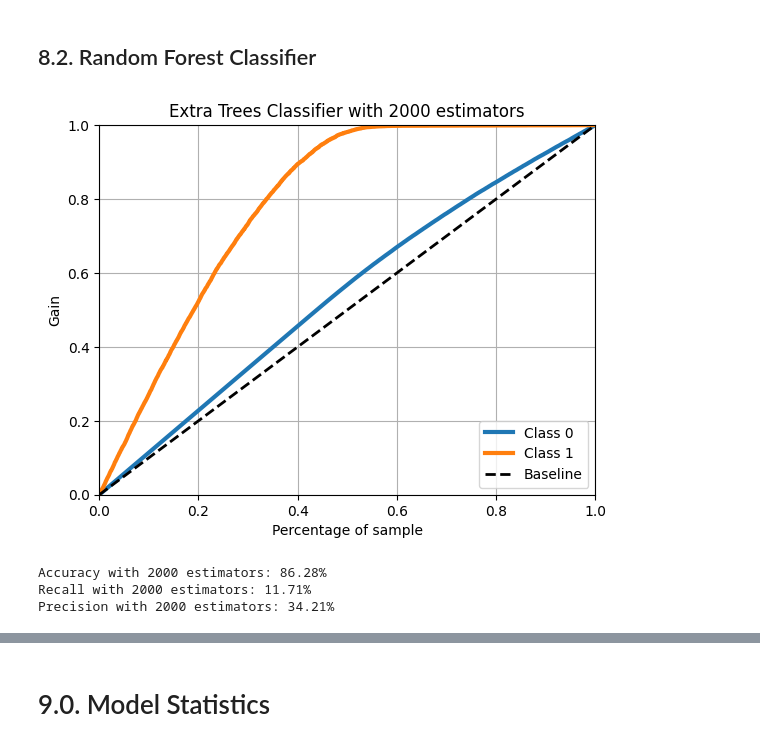
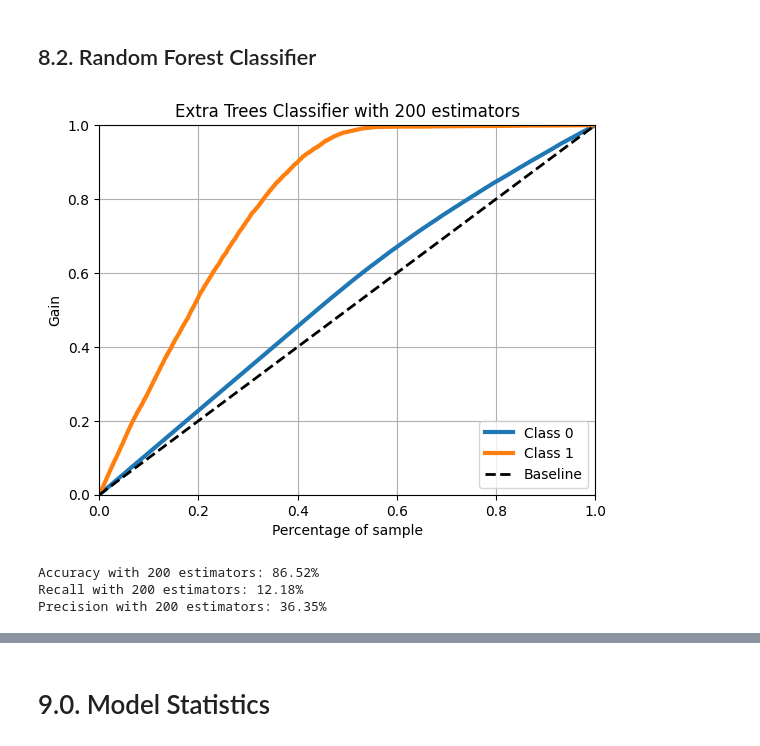
Before and after one commit to IgMnT/Projeto01-PropensaoDeCompra, a Jupyter notebook: notebooks/sales-prediction.ipynb, the cells around one changed output, grey strips where cells are left out. Drawn from its saved outputs; the diff is of its cells as text; code cells hidden in the pictures.

```diff
--- a/notebooks/sales-prediction.ipynb
+++ b/notebooks/sales-prediction.ipynb
@@ -417,21 +417,21 @@ Accuracy: 86.28%
 # %%
 
 
 
-forest = en.RandomForestClassifier(n_estimators=2000, random_state=0, n_jobs=-1)
+forest = en.RandomForestClassifier(n_estimators=200, random_state=0, n_jobs=-1)
 forest.fit(X_train, Y_train)
 Y_pred_rf = forest.predict_proba(X_val)
 skplt.metrics.plot_cumulative_gain(Y_val, Y_pred_rf)
-plt.title(f'Extra Trees Classifier with 2000 estimators')
+plt.title(f'Extra Trees Classifier with 200 estimators')
 plt.show()
 #ACC
-print("Accuracy with {} estimators: {:.2f}%".format(2000, forest.score(X_val, Y_val) * 100))
+print("Accuracy with {} estimators: {:.2f}%".format(200, forest.score(X_val, Y_val) * 100))
 #Recall
-print("Recall with {} estimators: {:.2f}%".format(2000, mt.recall_score(Y_val, forest.predict(X_val)) * 100))
+print("Recall with {} estimators: {:.2f}%".format(200, mt.recall_score(Y_val, forest.predict(X_val)) * 100))
 #Precision
-print("Precision with {} estimators: {:.2f}%".format(2000, mt.precision_score(Y_val, forest.predict(X_val)) * 100))
+print("Precision with {} estimators: {:.2f}%".format(200, mt.precision_score(Y_val, forest.predict(X_val)) * 100))
 # %% [output]
-[figure, old version]
+[figure, new version]
-Accuracy with 2000 estimators: 86.28%
-Recall with 2000 estimators: 11.71%
-Precision with 2000 estimators: 34.21%
+Accuracy with 200 estimators: 86.52%
+Recall with 200 estimators: 12.18%
+Precision with 200 estimators: 36.35%
```
Also changed, not shown: parts of 29 cells of this notebook, 15 other files.
